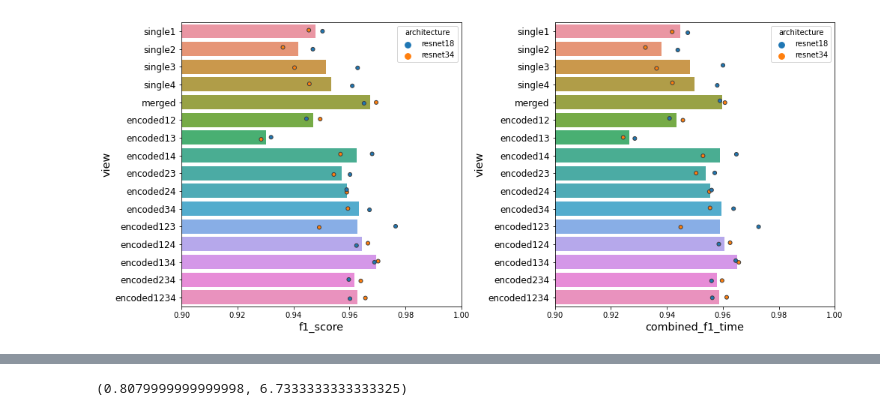
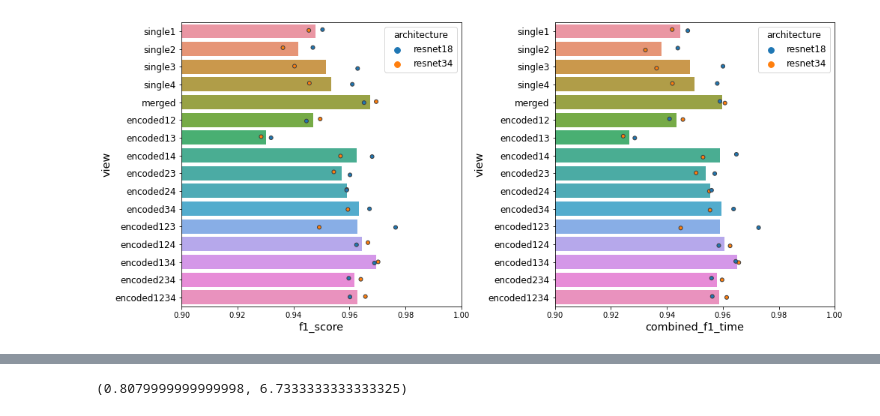
Before and after one commit to tttiago/GravitySpyClassifier, a Jupyter notebook: 03_baseline_figs.ipynb, the cells around one changed output, grey strips where cells are left out. Saved outputs shown, nothing was run; the diff lists cells and outputs as text; code cells hidden in the pictures.

```diff
--- a/03_baseline_figs.ipynb
+++ b/03_baseline_figs.ipynb
@@ -137,30 +44,27 @@ sns.stripplot(y='view', x='total_runtime', data=all_df, hue='architecture', line
 # %%
-view_order=sorted(sorted(all_df['view'].unique()), key=len)
-view_order.insert(4, view_order.pop(0))
+plt.rc('font', size=10)
 
 fig, axes = plt.subplots(nrows=1, ncols=2, figsize=(14, 6))
 plt.subplot(1, 2, 1)
 sns.barplot(y='view', x='f1_score', data=all_df, errwidth=0, order=view_order)
 sns.stripplot(y='view', x='f1_score', data=all_df, hue='architecture', linewidth=1, order=view_order, hue_order=arch_order)
 plt.xlim([0.9, 1])
 plt.yticks(fontsize='large')
-#plt.legend(frameon=False, title='architecture')
+plt.legend(frameon=True, title='architecture', fontsize='large', title_fontsize='large')
 
 plt.subplot(1, 2, 2)
 sns.barplot(y='view', x='combined_f1_time', data=all_df, errwidth=0, order=view_order)
 sns.stripplot(y='view', x='combined_f1_time', data=all_df, hue='architecture', linewidth=1, order=view_order, hue_order=arch_order)
 plt.xlim([0.9, 1])
 plt.yticks(fontsize='large')
-#plt.legend(frameon=False, title='architecture')
-
+plt.legend(frameon=True, title='architecture', fontsize='large', title_fontsize='large')
 fig.tight_layout()
 for ax in plt.gcf().axes:
     l = ax.get_xlabel()
     ax.set_xlabel(l, size='x-large')
     l = ax.get_ylabel()
     ax.set_ylabel(l, size='x-large')
 
-
-fig.savefig('../figs/glitches/03_baseline_scratch_view.pdf', dpi=600)
+#fig.savefig('../figs/glitches/03_baseline_scratch_view_.pdf', dpi=600)
 # %% [output]
-[figure, old version]
+[figure, new version]
```
Also changed, not shown: parts of 13 cells of this notebook, 2 other files.
